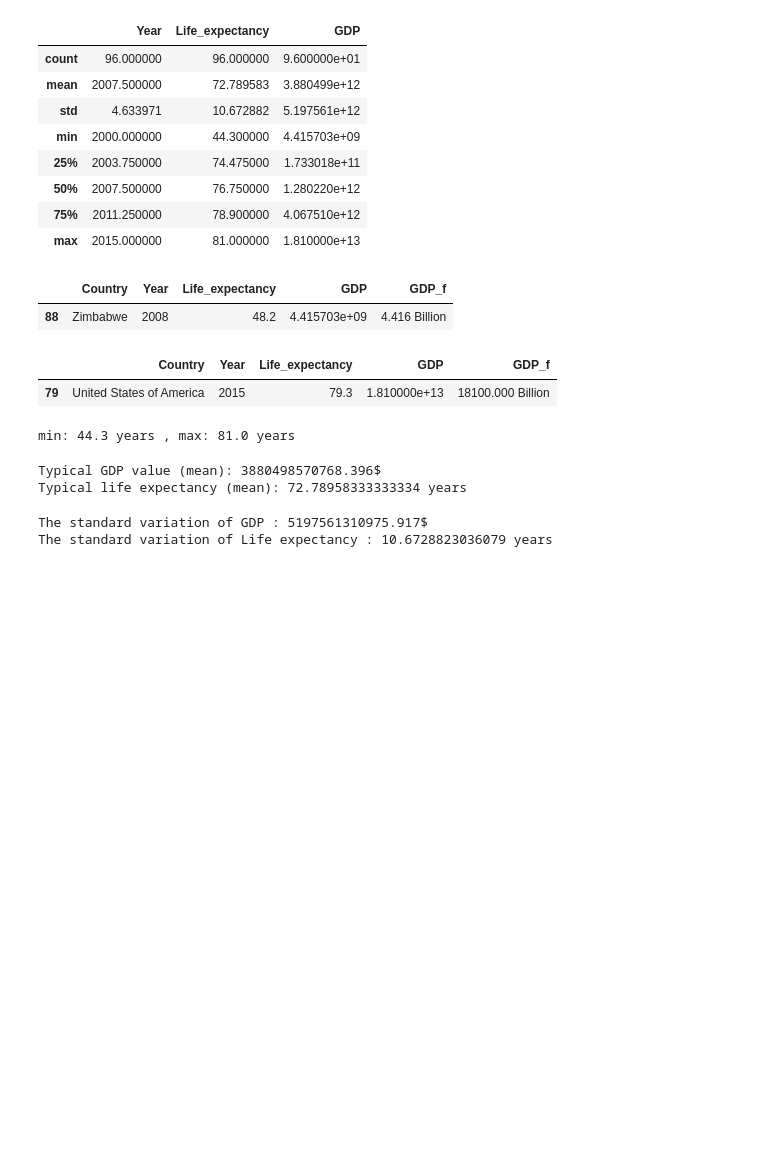
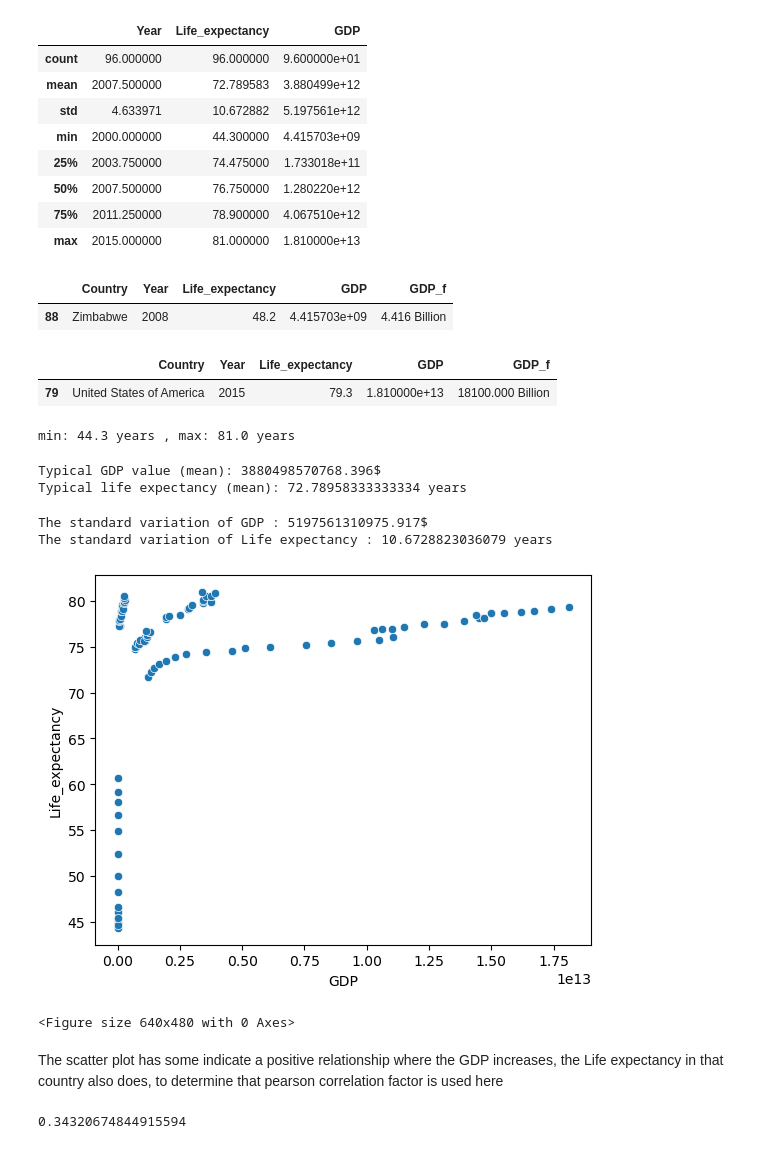
Before and after one commit to YSKAA423/Life_Expectancy_and_GDP, a Jupyter notebook: life_expectancy_gdp.ipynb, the cells around one changed output. Saved outputs shown, nothing was run; the diff lists cells and outputs as text; code cells hidden in the pictures; blank space fills up the shorter version.

Commit message:
added initial sactterplot and pval

```diff
--- a/life_expectancy_gdp.ipynb
+++ b/life_expectancy_gdp.ipynb
@@ -156,3 +159,19 @@ print(f"The standard variation of Life expectancy : {st_dev_life_e} years") # Th
 # %% [output]
 The standard variation of GDP : 5197561310975.917$
 The standard variation of Life expectancy : 10.6728823036079 years
+# %%
+# Inspecting the scatter plot of both Life Expectancy and GDP
+
+sns.scatterplot(y='Life_expectancy',x='GDP',data = Life_e)
+plt.show()
+plt.clf()
+# %% [output]
+[figure, added]
+<Figure size 640x480 with 0 Axes>
+# %% [markdown]
+The scatter plot has some indicate a positive relationship where the GDP increases, the Life expectancy in that country also does, to determine that pearson correlation factor is used here
+# %%
+pval,st = scipy.stats.pearsonr(Life_e.GDP,Life_e.Life_expectancy)
+print(pval)
+# %% [output]
+0.34320674844915594
```
Also changed, not shown: parts of 2 cells of this notebook.
